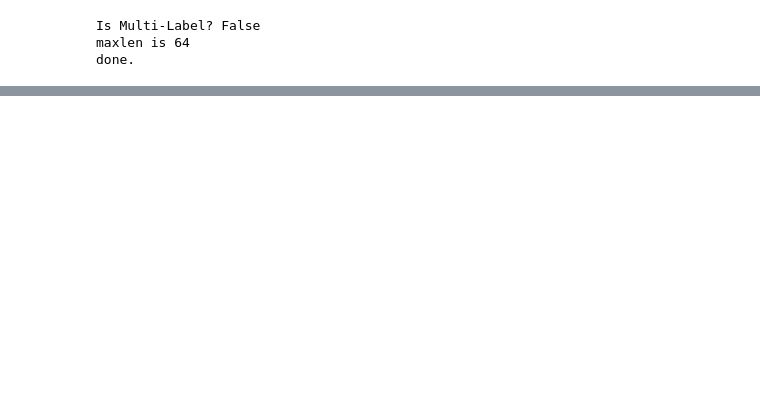
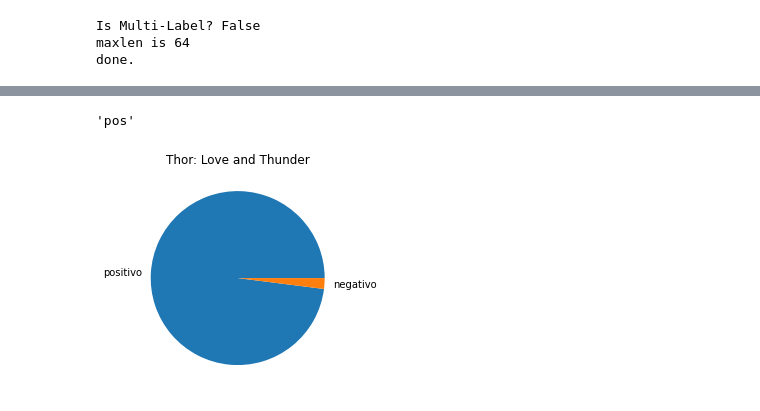
Before and after one commit to LucasGaravaglia/Trabalho3-Minera-o, a Jupyter notebook: Trabalho_3_Lucas.ipynb, the cells around one changed output, grey strips where cells are left out. Cells and saved outputs as stored; diff of their text form; code cells hidden in the pictures; blank space fills up the shorter version.

```diff
--- a/Trabalho_3_Lucas.ipynb
+++ b/Trabalho_3_Lucas.ipynb
@@ -100,8 +141,7 @@ Is Multi-Label? False
 maxlen is 64
 done.
 # %%
-classifier.fit_onecycle(0.00002,8)
+classifier.fit_onecycle(0.0002,8)
 classifier.validate()
 predictor = ktrain.get_predictor(classifier.model, preprocess)
-predictor.predict('this is a good movie')
 # %% [output]
@@ -117,0 +165,38 @@ array([[64, 38],
+# %%
+predictor.predict("this is good movie")
+# %% [output]
+'pos'
+# %%
+with open('movies.json', 'r') as json_file:
+    data = json.load(json_file)
+
+thor_neg = 0
+thor_pos = 0
+Sonic_neg = 0
+Sonic_pos = 0
+elvis_neg = 0
+elvis_pos = 0
+
+for t in data["thor"]["text"]:
+    if 'neg' == predictor.predict(t):
+        thor_neg+=1
+    else:
+        thor_pos+=1
+
+for t in data["Sonic"]["text"]:
+    if 'neg' == predictor.predict(t):
+        Sonic_neg+=1
+    else:
+        Sonic_pos+=1
+
+for t in data["elvis"]["text"]:
+    if 'neg' == predictor.predict(t):
+        elvis_neg+=1
+    else:
+        elvis_pos+=1
+# %%
+plt.pie([thor_pos,thor_neg], labels = ['positivo','negativo'])
+plt.title("Thor: Love and Thunder")
+plt.show()
+# %% [output]
+[figure, added]
```
Also changed, not shown: parts of 5 cells of this notebook.
